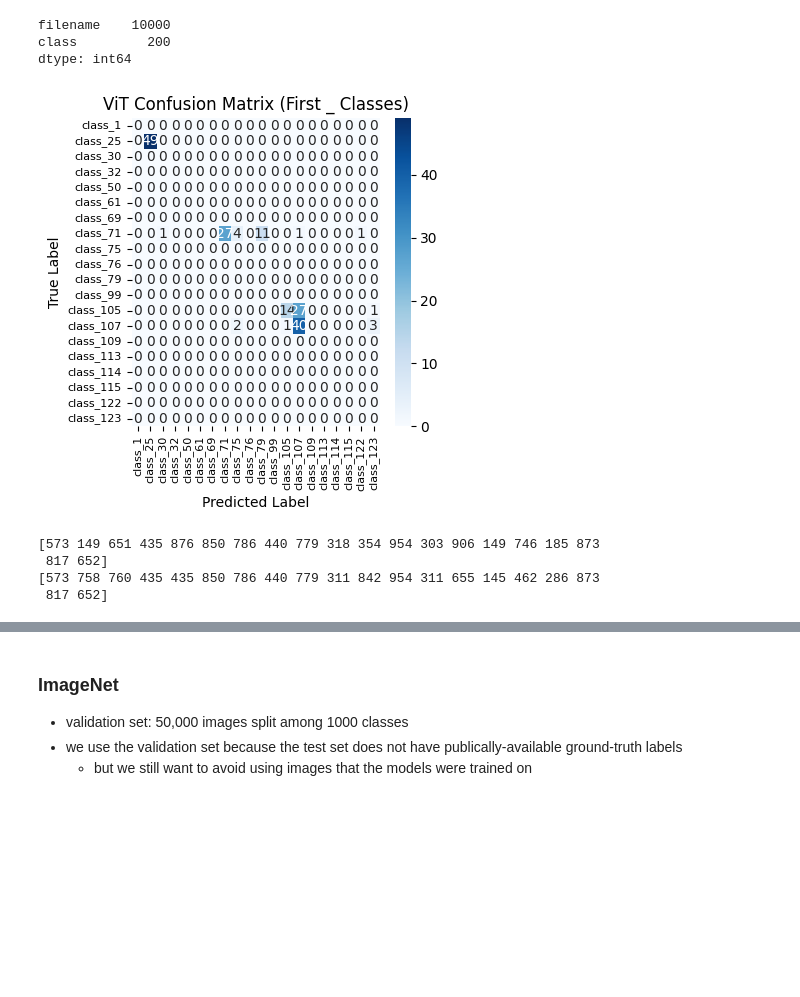
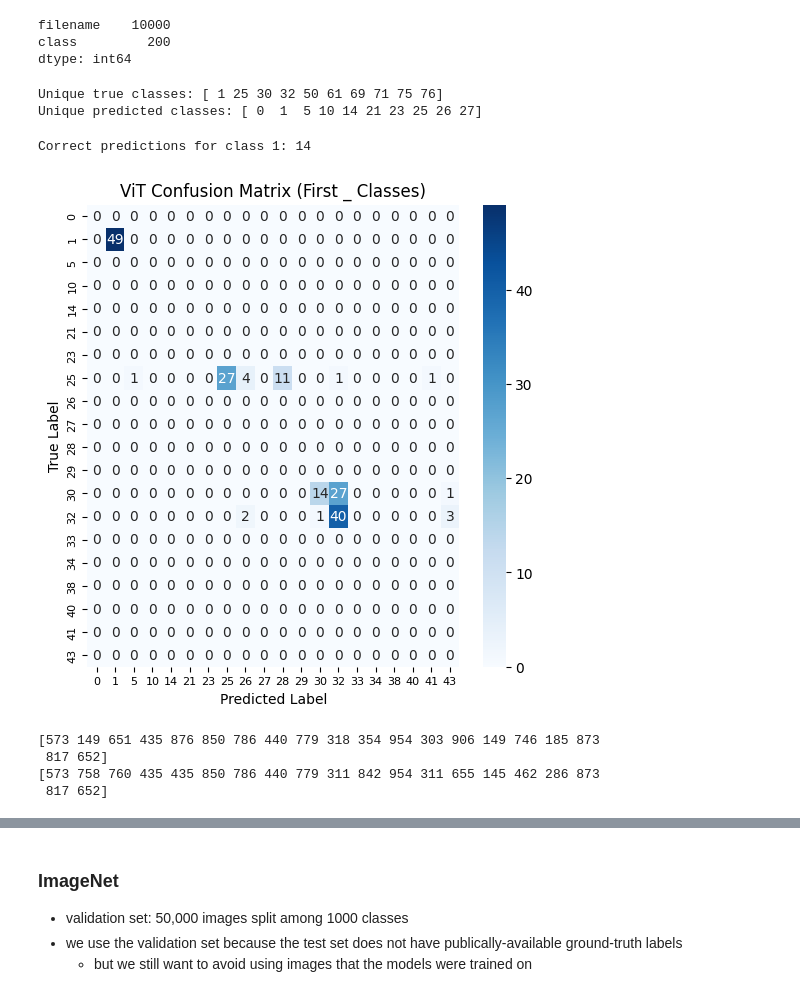
Before and after one commit to MagneticZebra/ViT-vs-CNN, a Jupyter notebook: cnn_vs_vit.ipynb, the cells around one changed output, grey strips where cells are left out. Drawn from its saved outputs; the diff is of its cells as text; code cells hidden in the pictures; blank space fills up the shorter version.

```diff
--- a/cnn_vs_vit.ipynb
+++ b/cnn_vs_vit.ipynb
@@ -219,29 +220,51 @@ cm_vit = confusion_matrix(vit_labels, vit_preds)
 cm_bit = confusion_matrix(bit_labels, bit_preds)
 
 # Get unique labels from the true labels
-unique_labels = np.unique(vit_labels)  # Using vit_labels, as an example
-class_names = [f'class_{label}' for label in unique_labels]  # Replace with actual class names if available
+
+
+
+true_classes = np.unique(vit_labels)
+pred_classes = np.unique(vit_preds)
+
+print("Unique true classes:", true_classes[:10])
+print("Unique predicted classes:", pred_classes[:10])
+# %% [output]
+Unique true classes: [ 1 25 30 32 50 61 69 71 75 76]
+Unique predicted classes: [ 0  1  5 10 14 21 23 25 26 27]
+# %%
+vit_preds = np.array(vit_preds)
+vit_labels = np.array(vit_labels)
+class_num = 30
+# Identify correct predictions for class 1
+correct_for_class = (vit_labels == class_num) & (vit_preds == class_num)
+correct_count_class = correct_for_class.sum()  # Count of correct predictions
+
+print(f"Correct predictions for class 1: {correct_count_class}")
+# %% [output]
+Correct predictions for class 1: 14
 # %%
 num_classes_to_plot = 20
+
+
 
 # Select the first 5 classes from the confusion matrix
 cm_vit_filtered = cm_vit[:num_classes_to_plot, :num_classes_to_plot]
 
 # Plot confusion matrix for ViT with reduced font size for labels
-plt.figure(figsize=(4, 4))
-sns.heatmap(cm_vit_filtered, annot=True, fmt='d', cmap='Blues', xticklabels=class_names[:num_classes_to_plot], yticklabels=class_names[:num_classes_to_plot])
+plt.figure(figsize=(6, 6))
+sns.heatmap(cm_vit_filtered, fmt='d', annot=True, cmap='Blues', xticklabels=pred_classes[:num_classes_to_plot], yticklabels=pred_classes[:num_classes_to_plot])
 plt.title('ViT Confusion Matrix (First _ Classes)')
 plt.xlabel('Predicted Label')
 plt.ylabel('True Label')
 plt.xticks(fontsize=8)
 plt.yticks(fontsize=8)
 plt.show()
 
 
 print(vit_preds[:20])
 print(vit_labels[:20])
 # %% [output]
-[figure, old version]
+[figure, new version]
 [573 149 651 435 876 850 786 440 779 318 354 954 303 906 149 746 185 873
  817 652]
 [573 758 760 435 435 850 786 440 779 311 842 954 311 655 145 462 286 873
```
Also changed, not shown: parts of 5 cells of this notebook, 2 other files.
